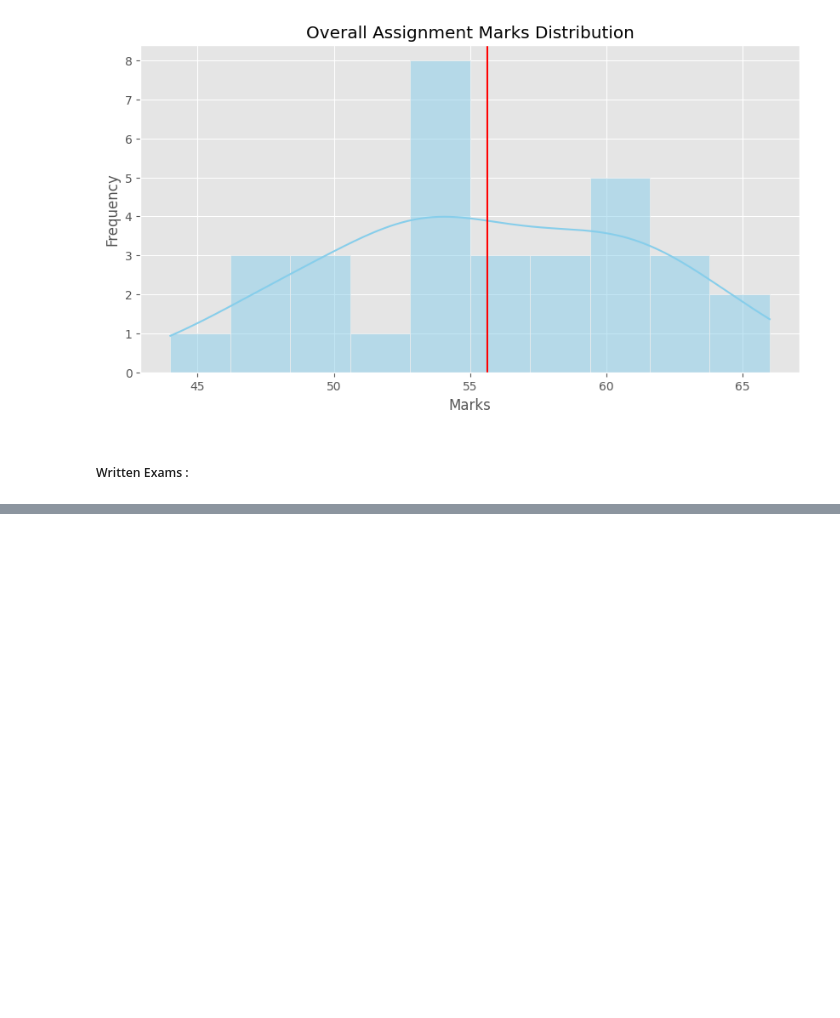
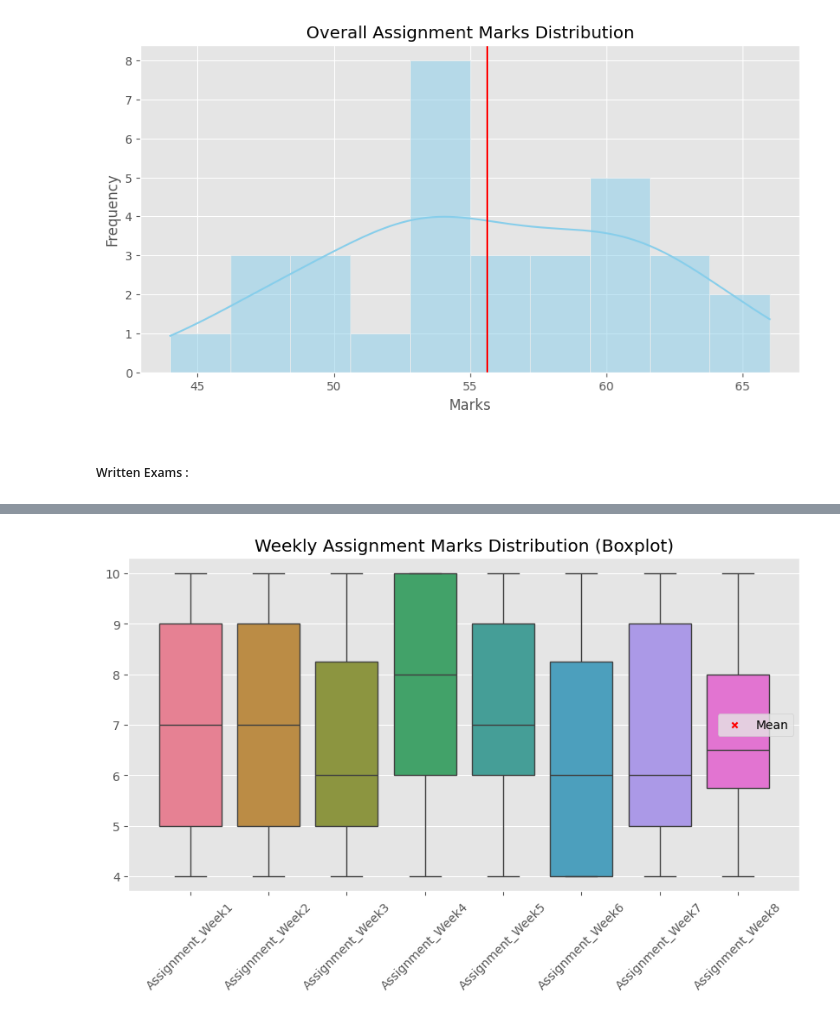
Before and after one commit to MrQuestionbank/Python-Course-Work, a Jupyter notebook: Projects/Data_Analytics_Projects/Students_Analysis.ipynb, the cells around one changed output, grey strips where cells are left out. Drawn from its saved outputs; the diff is of its cells as text; code cells hidden in the pictures; blank space fills up the shorter version.

```diff
--- a/Projects/Data_Analytics_Projects/Students_Analysis.ipynb
+++ b/Projects/Data_Analytics_Projects/Students_Analysis.ipynb
@@ -276,0 +320,14 @@ Overall kurtosis of exam marks : -0.38754994885292593
+# %%
+# Boxplots showing Assignment marks over the weeks.
+plt.figure(figsize=(10,5))
+sns.boxplot(data=df[Assignment_Columns])
+for i,col in enumerate(Assignment_Columns):
+    mean_val = df[col].mean()
+    plt.scatter(i, mean_val, color='red', marker='x', s=20, label="Mean" if i ==0 else None)
+plt.title("Weekly Assignment Marks Distribution (Boxplot)")
+plt.xticks(rotation = 45)
+plt.legend()
+plt.show()
+# Needs work - the `mean` legend needs to be shown on each boxplot.
+# %% [output]
+[figure, added]
```
Also changed, not shown: parts of 13 cells of this notebook, 2 other files.
